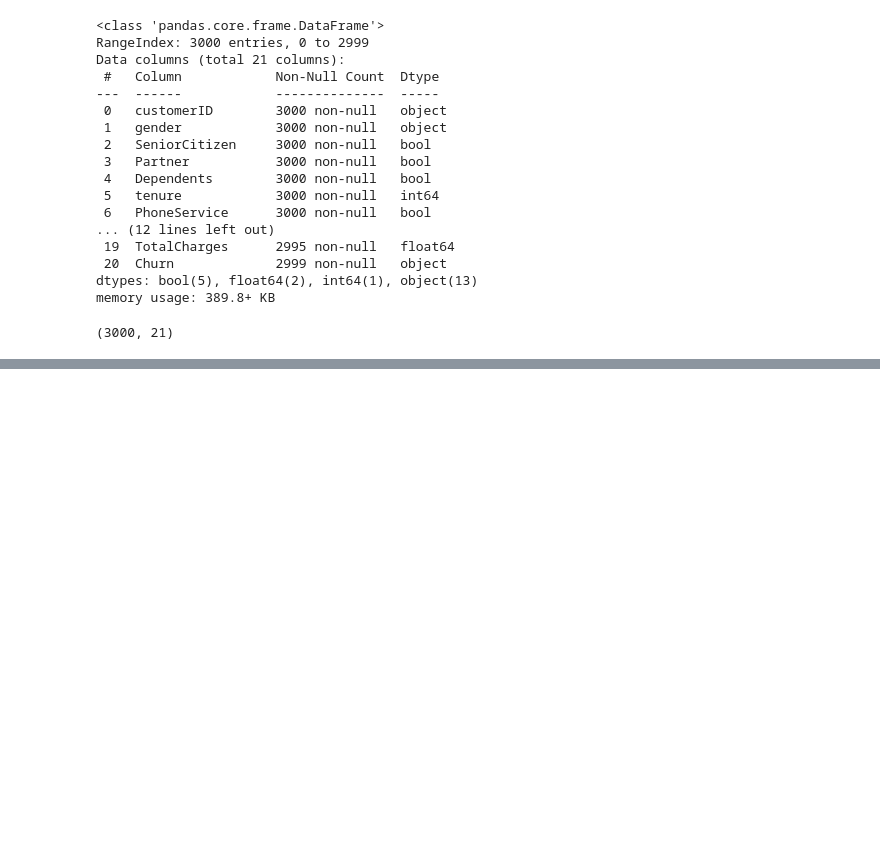
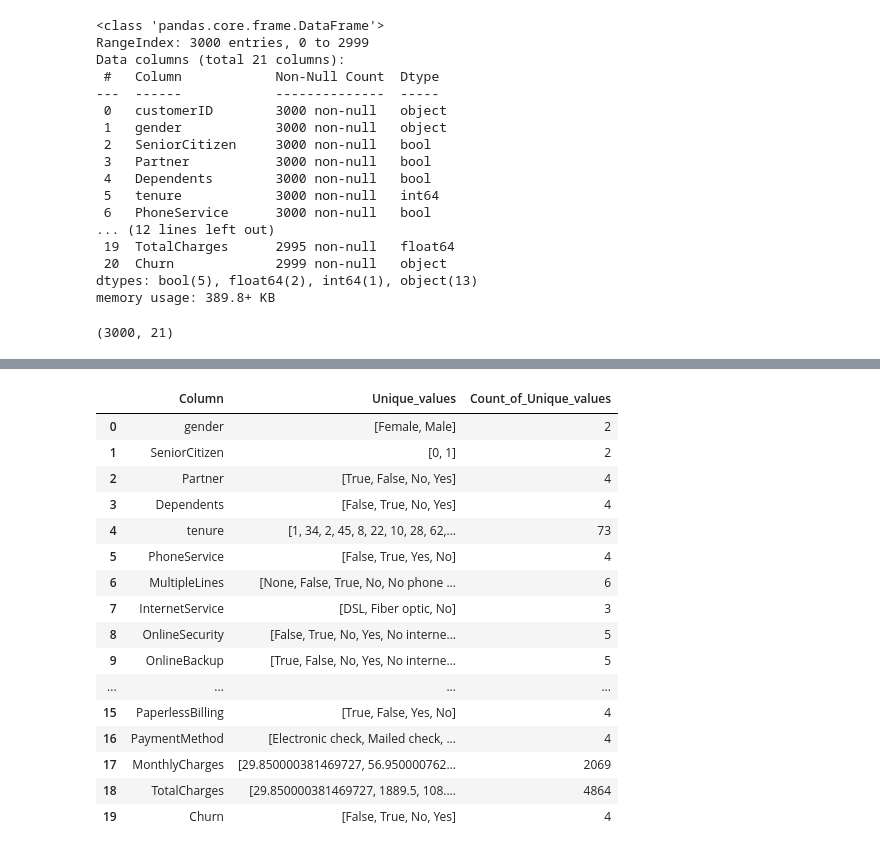
Before and after one commit to mgpacifique/lap_phase_2_chrun_classification-project, a Jupyter notebook: dap_phase2_churn_classification_project.ipynb, the cells around one changed output, grey strips where cells are left out. Saved outputs shown, nothing was run; the diff lists cells and outputs as text; code cells hidden in the pictures; blank space fills up the shorter version.

```diff
--- a/dap_phase2_churn_classification_project.ipynb
+++ b/dap_phase2_churn_classification_project.ipynb
@@ -114,0 +269,4 @@ data.shape
+# %%
+#converting to Yes and No
+labels = combined_data.select_dtypes(include = 'object').columns.tolist()
+labels
@@ -114,0 +290,23 @@ data.shape
+# %%
+#Convert to strings
+combined_data[labels] = combined_data[labels].astype(str)
+# %%
+unique_values(combined_data)
+# %% [output]
+|  | Column | Unique_values | Count_of_Unique_values |
+| 0 | gender | [Female, Male] | 2 |
+| 1 | SeniorCitizen | [0, 1] | 2 |
+| 2 | Partner | [True, False, No, Yes] | 4 |
+| 3 | Dependents | [False, True, No, Yes] | 4 |
+| 4 | tenure | [1, 34, 2, 45, 8, 22, 10, 28, 62,... | 73 |
+| 5 | PhoneService | [False, True, Yes, No] | 4 |
+| 6 | MultipleLines | [None, False, True, No, No phone ... | 6 |
+| 7 | InternetService | [DSL, Fiber optic, No] | 3 |
+| 8 | OnlineSecurity | [False, True, No, Yes, No interne... | 5 |
+| 9 | OnlineBackup | [True, False, No, Yes, No interne... | 5 |
+| ... | ... | ... | ... |
+| 15 | PaperlessBilling | [True, False, Yes, No] | 4 |
+| 16 | PaymentMethod | [Electronic check, Mailed check, ... | 4 |
+| 17 | MonthlyCharges | [29.850000381469727, 56.950000762... | 2069 |
+| 18 | TotalCharges | [29.850000381469727, 1889.5, 108.... | 4864 |
+| 19 | Churn | [False, True, No, Yes] | 4 |
```
Also changed, not shown: parts of 35 cells of this notebook, 2 other files.
